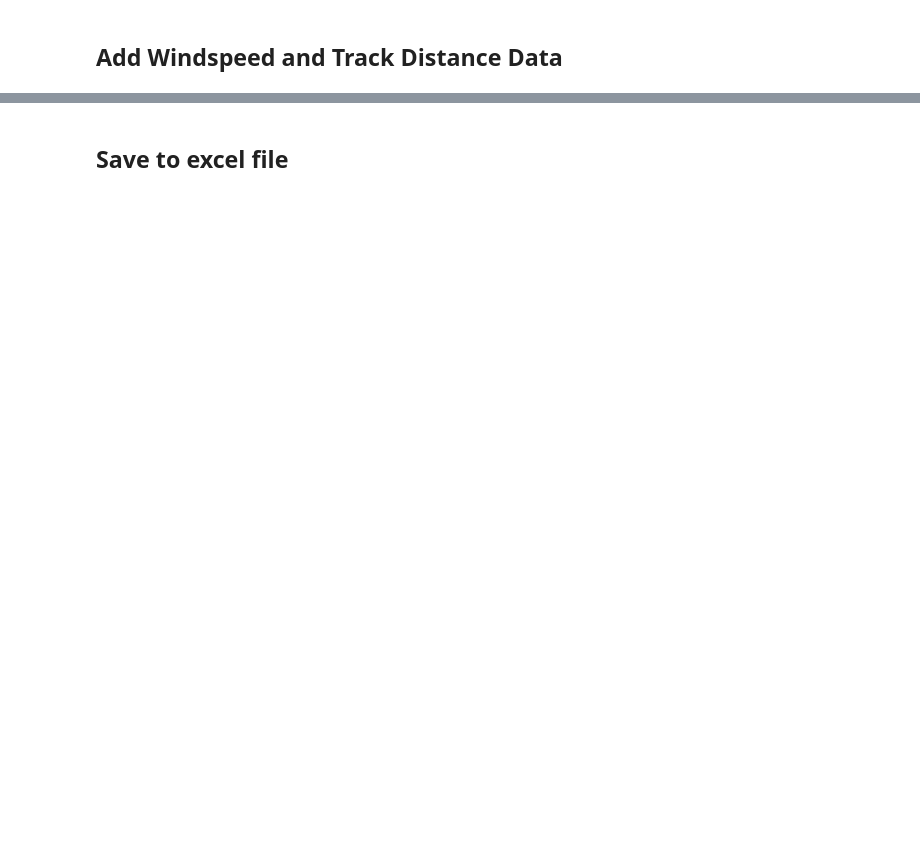
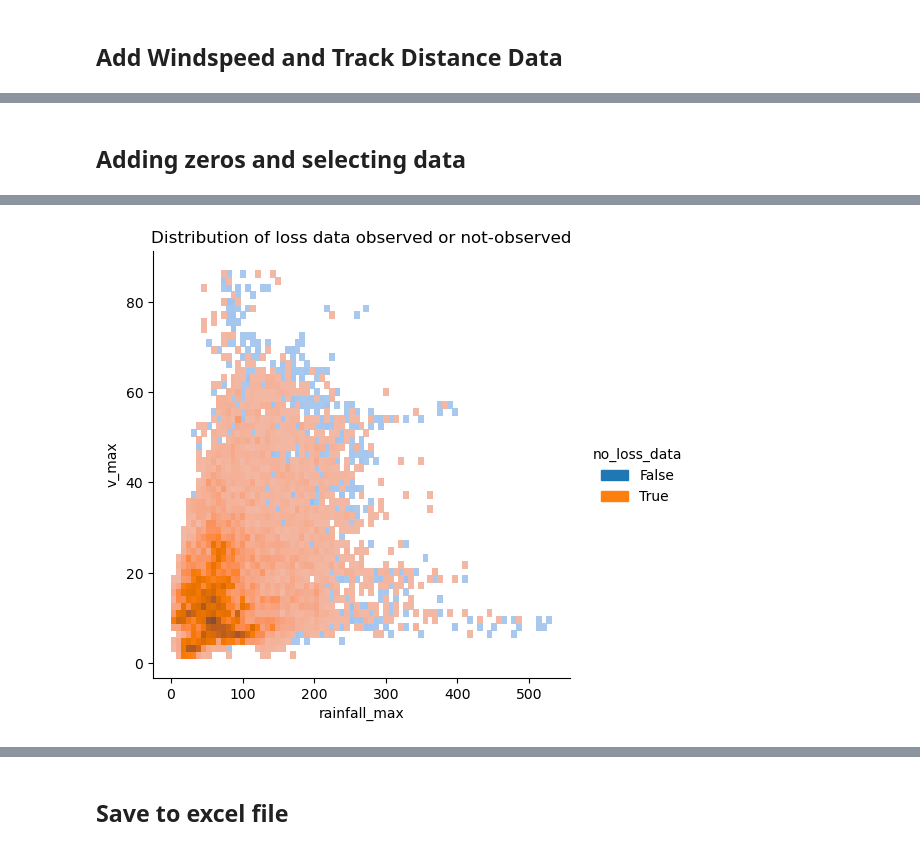
Before and after one commit to rodekruis/Typhoon_IBF_Rice_Damage_Model, a Jupyter notebook: IBF_typhoon_model/data/data_preparation_notebook.ipynb, the cells around one changed output, grey strips where cells are left out. Cells and saved outputs as stored; diff of their text form; code cells hidden in the pictures; blank space fills up the shorter version.

```diff
--- a/IBF_typhoon_model/data/data_preparation_notebook.ipynb
+++ b/IBF_typhoon_model/data/data_preparation_notebook.ipynb
@@ -493,3 +531,5 @@ for typhoon in typhoons:
         ] = dis_track_min
 # %% [output]
 [interactive output not drawn]
+# %%
+df_total['v_max'] = df_total['vmax_sust'] / 2.35
@@ -496 +538,3 @@ for typhoon in typhoons:
+# %% [markdown]
+## Adding zeros and selecting data
 # %%
@@ -498,3 +549,20 @@ for typhoon in typhoons:
 df_total = df_total[df_total['dis_track_min'] <= 500]
 # %% [output]
 [interactive output not drawn]
+# %%
+# Create copy of percentage loss for manipulations
+df_total['perc_loss_new'] = df_total['perc_loss']
+
+#%% Set zeros to missing --> looking for damage threshold
+df_total["perc_loss_new"] = df_total["perc_loss_new"].replace(0, np.nan)
+
+#%% create new boolean column for missing loss data
+df_total["no_loss_data"] = df_total["perc_loss_new"].apply(lambda x: pd.isna(x))
+
+#%% Plotting for all data points
+# Can clearly see there is more often no loss data for lower rainfall and windspeed combinations
+sns.displot(df_total, x="rainfall_max", y="v_max", hue="no_loss_data")
+plt.title("Distribution of loss data observed or not-observed")
+plt.show()
+# %% [output]
+[figure, added]
```
Also changed, not shown: parts of 18 cells of this notebook.
